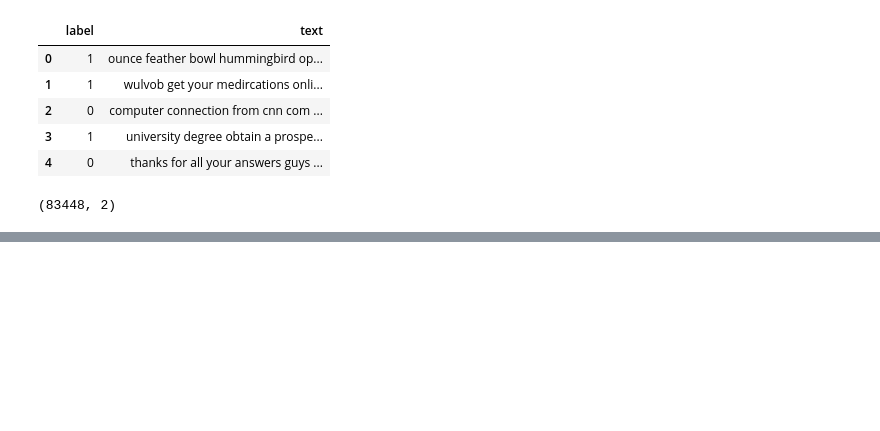
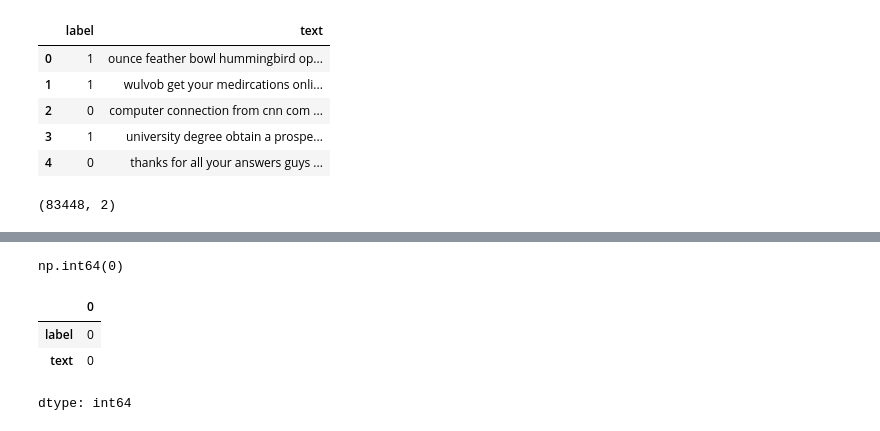
Before and after one commit to HimmatMagar/Email_Spam_Classifier, a Jupyter notebook: research/experiment.ipynb, the cells around one changed output, grey strips where cells are left out. Cells and saved outputs as stored; diff of their text form; code cells hidden in the pictures; blank space fills up the shorter version.

```diff
--- a/research/experiment.ipynb
+++ b/research/experiment.ipynb
@@ -35,0 +30,11 @@ memory usage: 1.3 MB
+# %%
+df.duplicated().sum()
+# %% [output]
+np.int64(0)
+# %%
+df.isnull().sum()
+# %% [output]
+|  | 0 |
+| label | 0 |
+| text | 0 |
+dtype: int64
```
Also changed, not shown: parts of 24 cells of this notebook.
